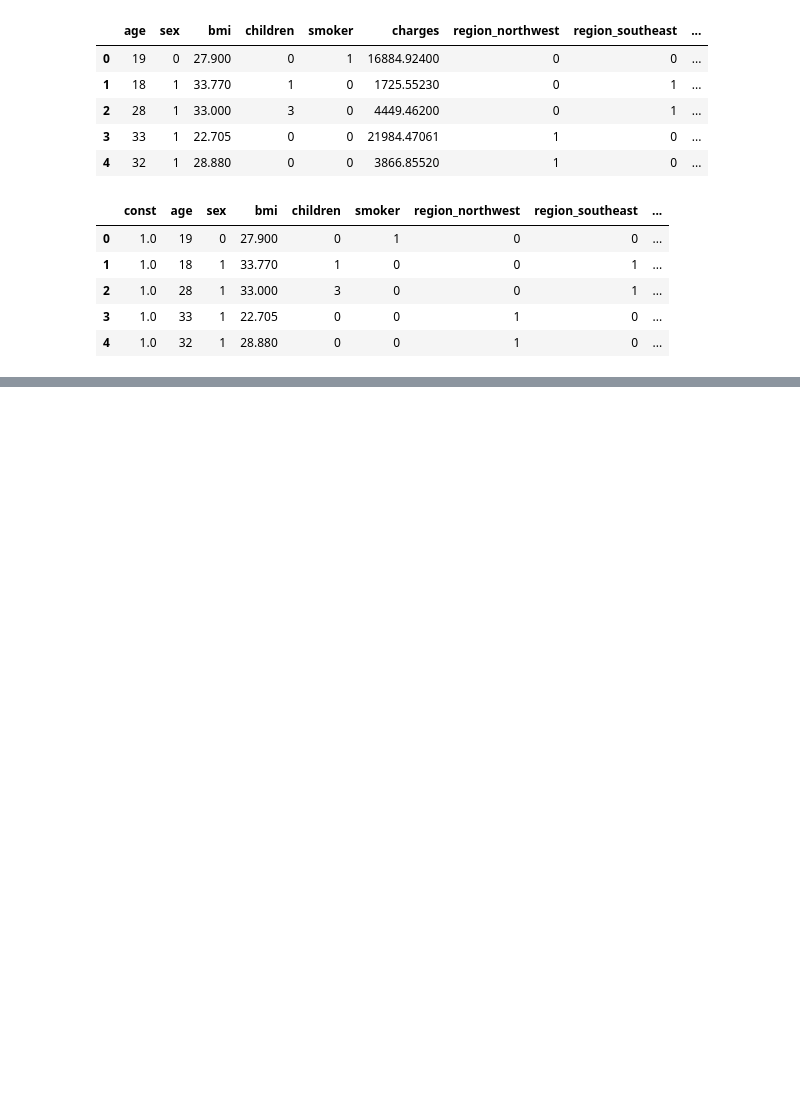
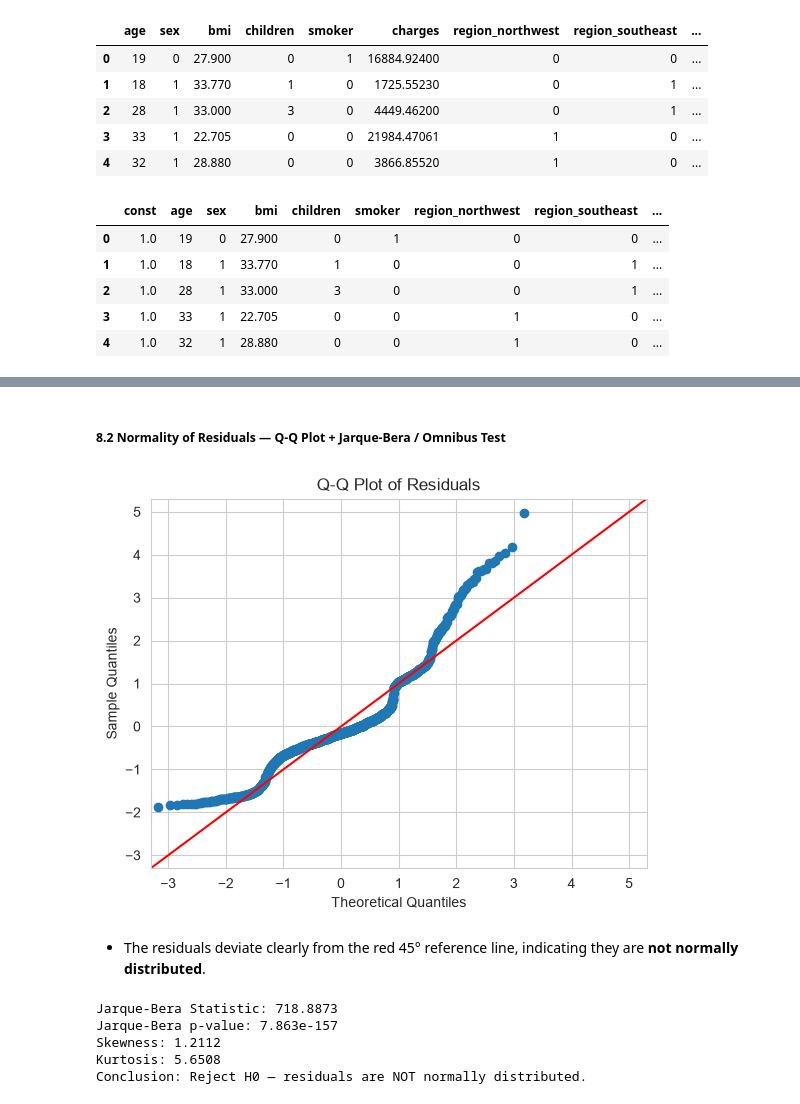
Before and after one commit to NandiniP78/202618008-DS602, a Jupyter notebook: notebooks/insurance.ipynb, the cells around one changed output, grey strips where cells are left out. Cells and saved outputs as stored; diff of their text form; code cells hidden in the pictures; blank space fills up the shorter version.

```diff
--- a/notebooks/insurance.ipynb
+++ b/notebooks/insurance.ipynb
@@ -313,0 +392,32 @@ Notes:
+# %% [markdown]
+##### 8.2 Normality of Residuals — Q-Q Plot + Jarque-Bera / Omnibus Test
+# %%
+# Q-Q Plot
+fig = qqplot(residuals, line='45', fit=True)
+plt.title('Q-Q Plot of Residuals')
+plt.show()
+# %% [output]
+[figure, added]
+# %% [markdown]
+- The residuals deviate clearly from the red 45° reference line, indicating they are **not
+normally distributed**.
+# %%
+# Jarque-Bera test
+jb_stat, jb_pvalue, skew, kurtosis = sm.stats.jarque_bera(residuals)
+
+print(f"Jarque-Bera Statistic: {jb_stat:.4f}")
+print(f"Jarque-Bera p-value: {jb_pvalue:.4g}")
+print(f"Skewness: {skew:.4f}")
+print(f"Kurtosis: {kurtosis:.4f}")
+
+alpha = 0.05
+if jb_pvalue < alpha:
+    print("Conclusion: Reject H0 — residuals are NOT normally distributed.")
+else:
+    print("Conclusion: Fail to Reject H0 — residuals appear normally distributed.")
+# %% [output]
+Jarque-Bera Statistic: 718.8873
+Jarque-Bera p-value: 7.863e-157
+Skewness: 1.2112
+Kurtosis: 5.6508
+Conclusion: Reject H0 — residuals are NOT normally distributed.
```
Also changed, not shown: parts of 9 cells of this notebook, 2 other files.
